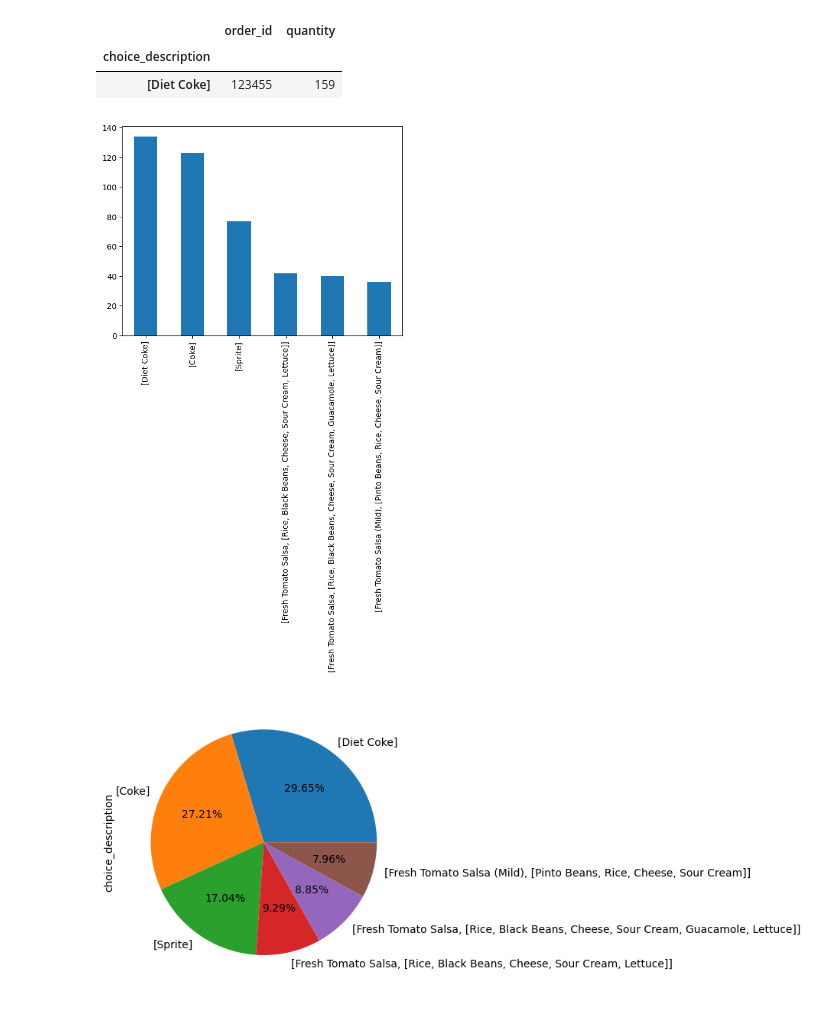
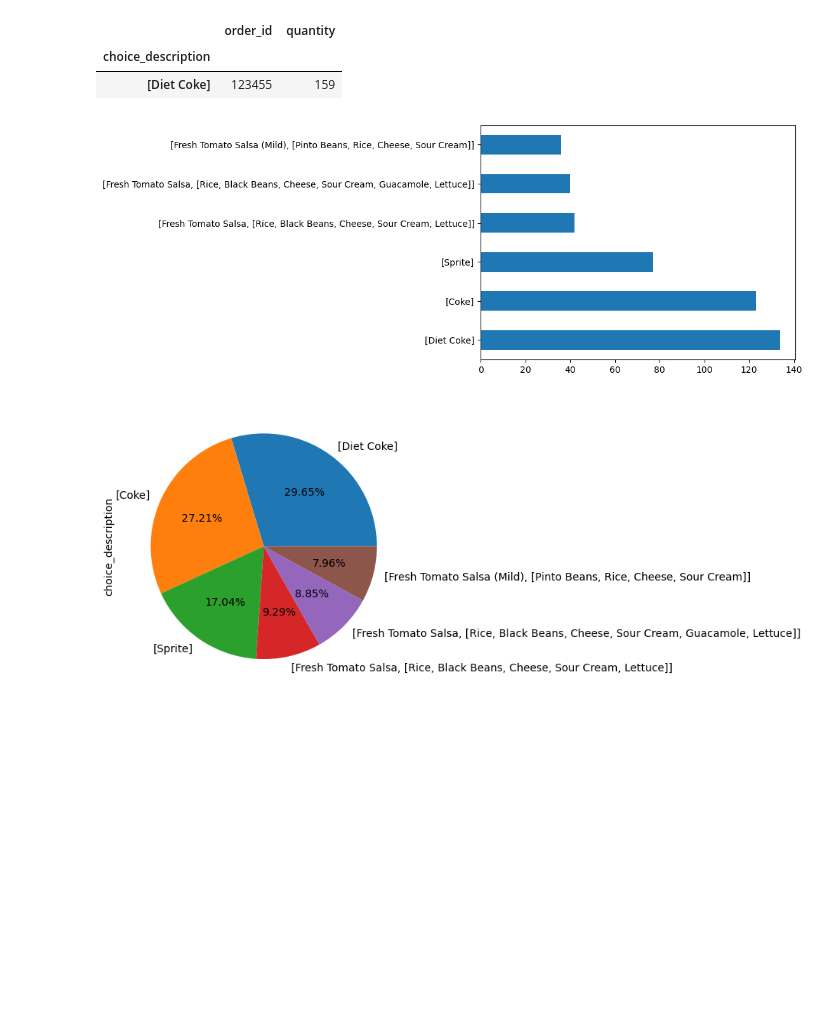
Before and after one commit to samson6702/pandas_exercises, a Jupyter notebook: 01_Getting_&_Knowing_Your_Data/Chipotle/Exercises.ipynb, the cells around one changed output. Drawn from its saved outputs; the diff is of its cells as text; code cells hidden in the pictures; blank space fills up the shorter version.

```diff
--- a/01_Getting_&_Knowing_Your_Data/Chipotle/Exercises.ipynb
+++ b/01_Getting_&_Knowing_Your_Data/Chipotle/Exercises.ipynb
@@ -144,11 +144,11 @@ king_df.head(1)
 | choice_description |  |  |
 | [Diet Coke] | 123455 | 159 |
 # %%
-chipo.choice_description.value_counts(sort=True).head(6).plot.bar()
-fig.autofmt_xdate(bottom= 0.3 ,rotation=30)
+chipo.choice_description.value_counts(sort=True).head(6).plot.barh()
+
 
 plt.show()
 # %% [output]
-[figure, old version]
+[figure, new version]
 # %%
 (chipo.choice_description.value_counts().head(6)).plot(kind ='pie',autopct='%1.2f%%', legend =None)
```
Also changed, not shown: parts of 3 cells of this notebook, 13 other files.
